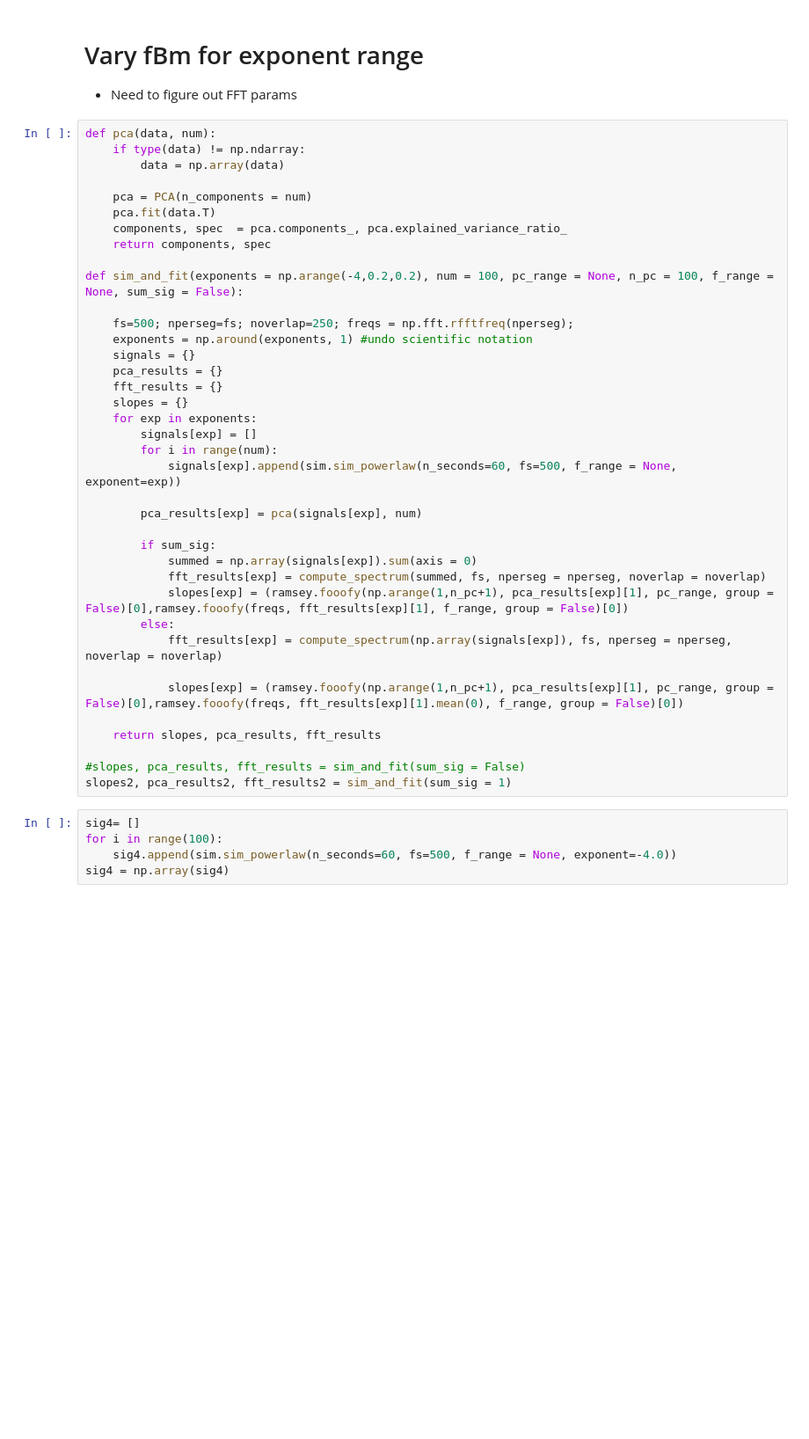
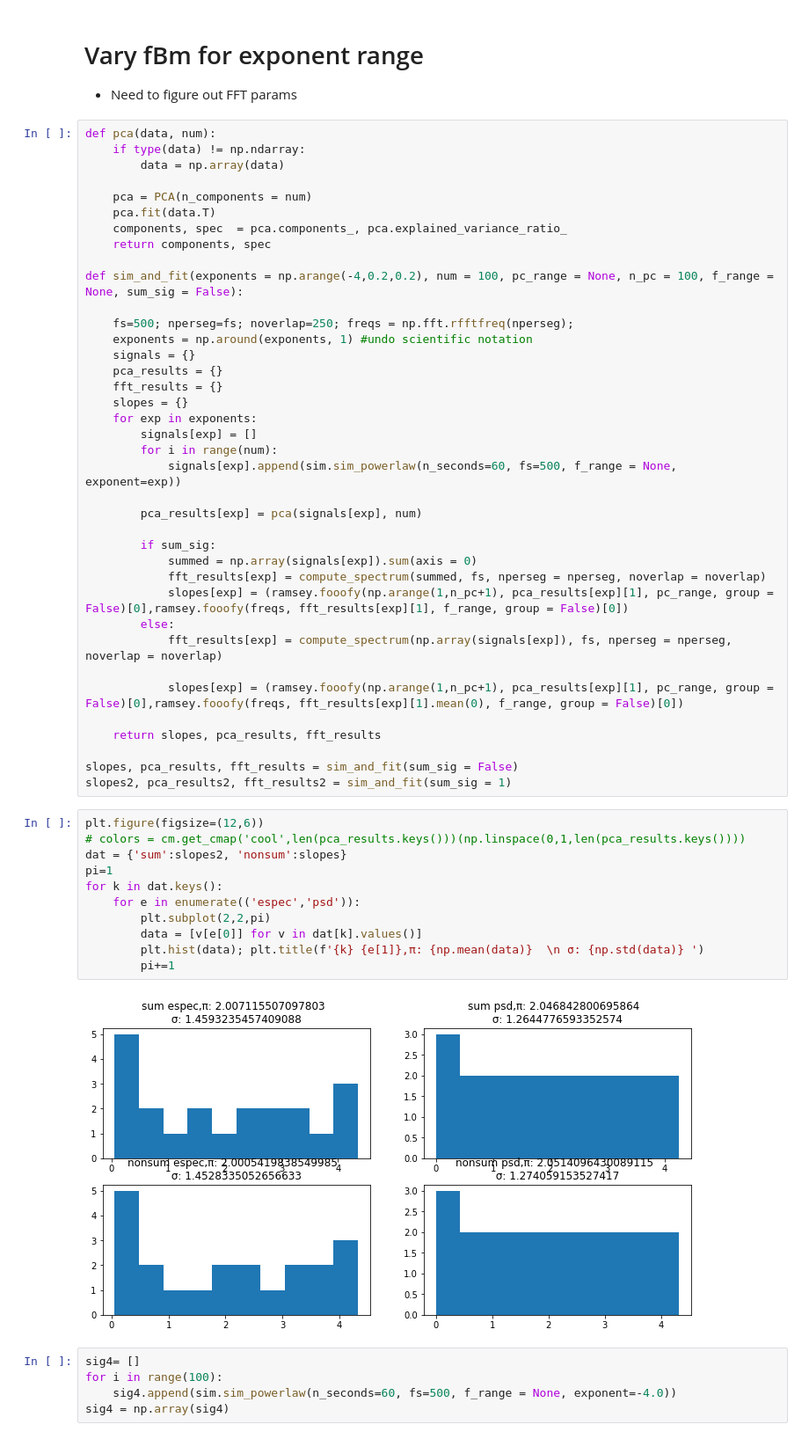
Before and after one commit to voytekresearch/galaxybrain, a Jupyter notebook: notebooks/noise_sim.ipynb, the cells around one changed output. Shown at 88% size. Drawn from its saved outputs; the diff is of its cells as text; blank space fills up the shorter version.

```diff
--- a/notebooks/noise_sim.ipynb
+++ b/notebooks/noise_sim.ipynb
@@ -115,8 +118,21 @@ def sim_and_fit(exponents = np.arange(-4,0.2,0.2), num = 100, pc_range = None, n
 
     return slopes, pca_results, fft_results
 
-#slopes, pca_results, fft_results = sim_and_fit(sum_sig = False)
+slopes, pca_results, fft_results = sim_and_fit(sum_sig = False)
 slopes2, pca_results2, fft_results2 = sim_and_fit(sum_sig = 1)
+# %%
+plt.figure(figsize=(12,6))
+# colors = cm.get_cmap('cool',len(pca_results.keys()))(np.linspace(0,1,len(pca_results.keys())))
+dat = {'sum':slopes2, 'nonsum':slopes}
+pi=1
+for k in dat.keys():
+    for e in enumerate(('espec','psd')):
+        plt.subplot(2,2,pi)
+        data = [v[e[0]] for v in dat[k].values()]
+        plt.hist(data); plt.title(f'{k} {e[1]},π: {np.mean(data)}  \n σ: {np.std(data)} ')
+        pi+=1
+# %% [output]
+[figure, added]
 # %%
 sig4= []
 for i in range(100):
```
Also changed, not shown: parts of 1 cell of this notebook, 6 other files.
